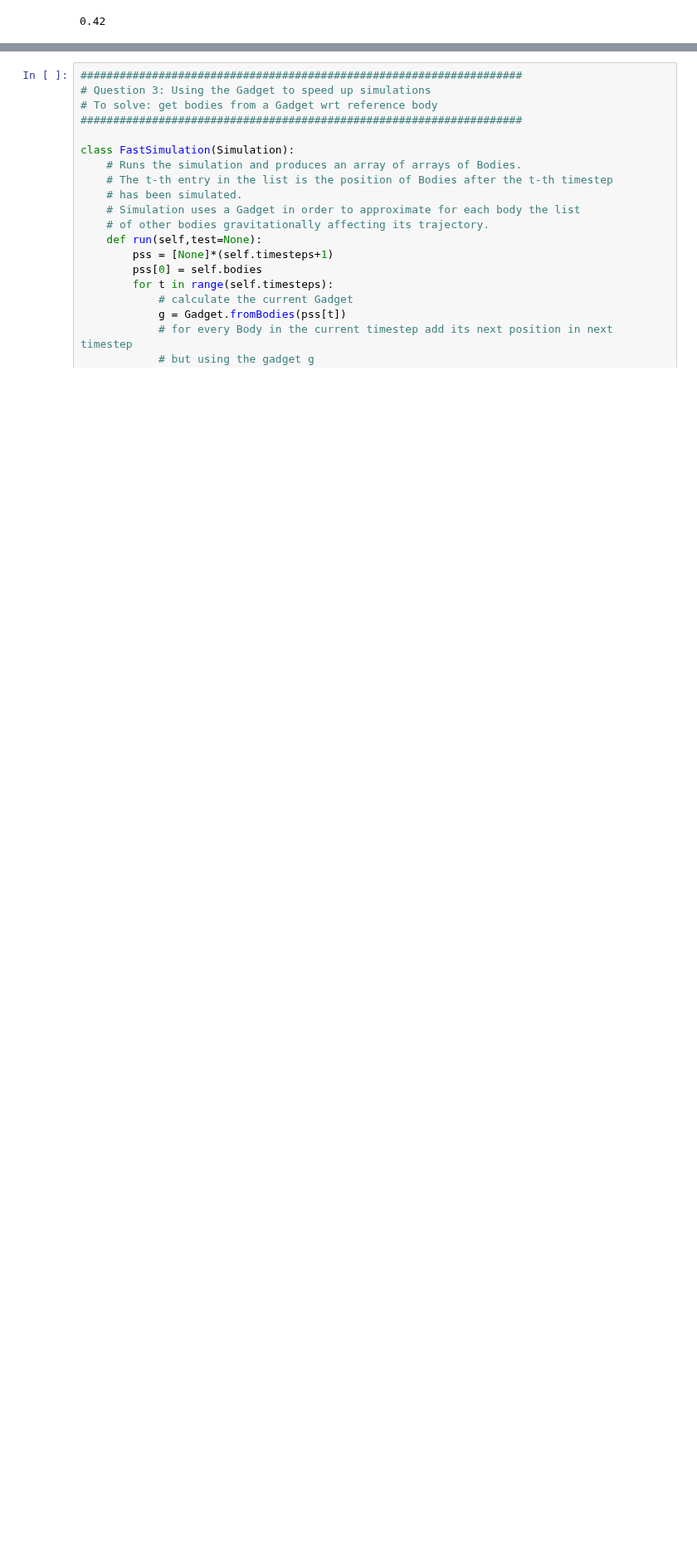
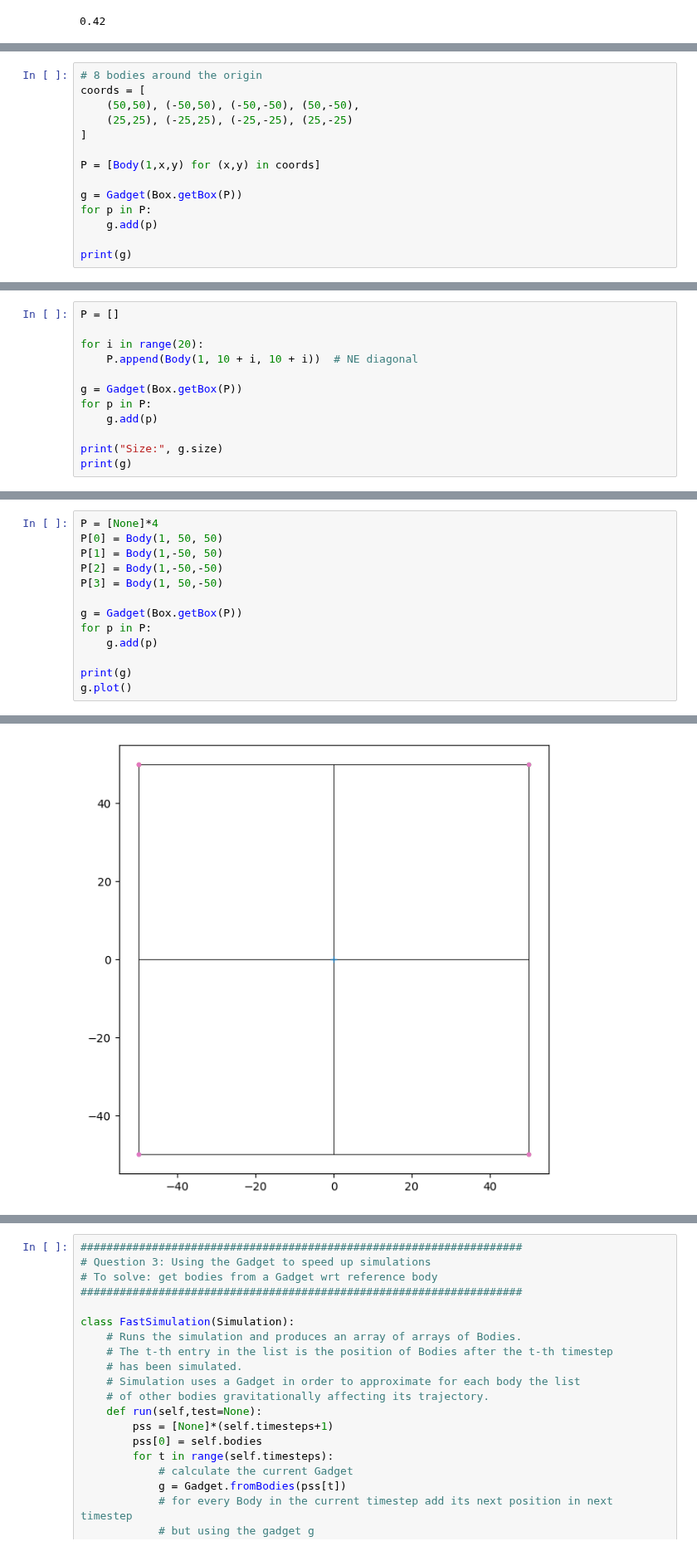
Before and after one commit to HarrisAffandii/ADS_group, a Jupyter notebook: nBodyProblem.ipynb, the cells around one changed output, grey strips where cells are left out. Shown at 83% size. Drawn from its saved outputs; the diff is of its cells as text; blank space fills up the shorter version.

```diff
--- a/nBodyProblem.ipynb
+++ b/nBodyProblem.ipynb
@@ -516,0 +602,14 @@ class Gadget:
+# %%
+# 8 bodies around the origin
+coords = [
+    (50,50), (-50,50), (-50,-50), (50,-50),
+    (25,25), (-25,25), (-25,-25), (25,-25)
+]
+
+P = [Body(1,x,y) for (x,y) in coords]
+
+g = Gadget(Box.getBox(P))
+for p in P:
+    g.add(p)
+
+print(g)
@@ -516,0 +634,12 @@ class Gadget:
+# %%
+P = []
+
+for i in range(20):
+    P.append(Body(1, 10 + i, 10 + i))  # NE diagonal
+
+g = Gadget(Box.getBox(P))
+for p in P:
+    g.add(p)
+
+print("Size:", g.size)
+print(g)
@@ -516,0 +664,14 @@ class Gadget:
+# %%
+P = [None]*4
+P[0] = Body(1, 50, 50)
+P[1] = Body(1,-50, 50)
+P[2] = Body(1,-50,-50)
+P[3] = Body(1, 50,-50)
+
+g = Gadget(Box.getBox(P))
+for p in P:
+    g.add(p)
+
+print(g)
+g.plot()
+# %% [output]
@@ -516,0 +689 @@ class Gadget:
+[figure, added]
```
Also changed, not shown: parts of 9 cells of this notebook.
